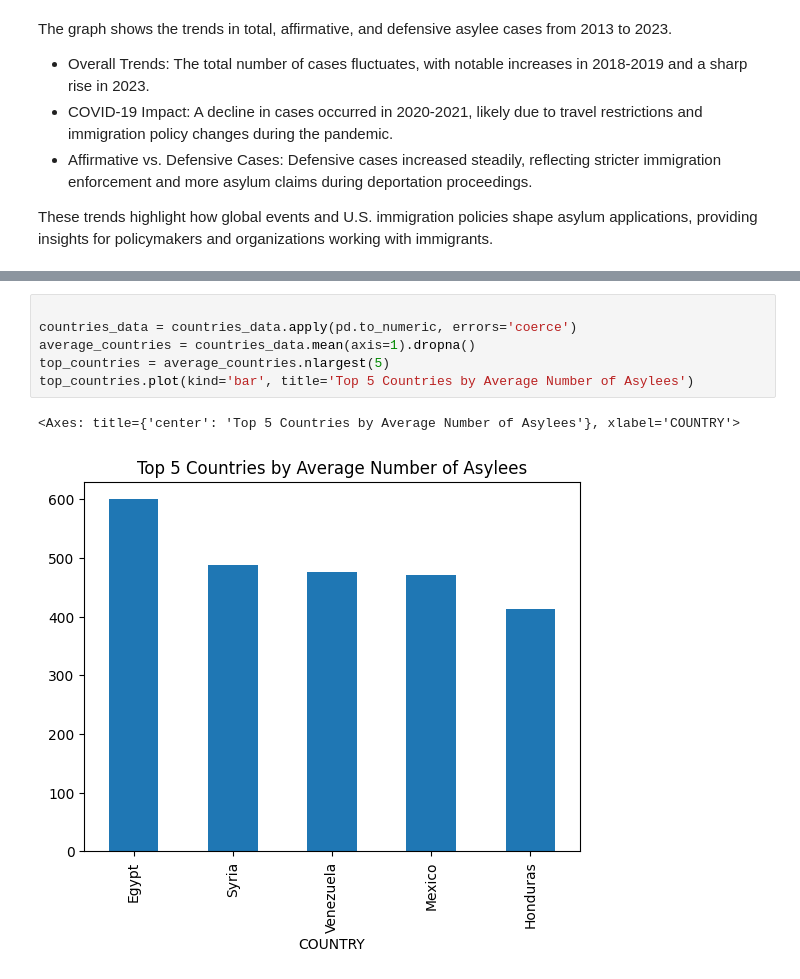
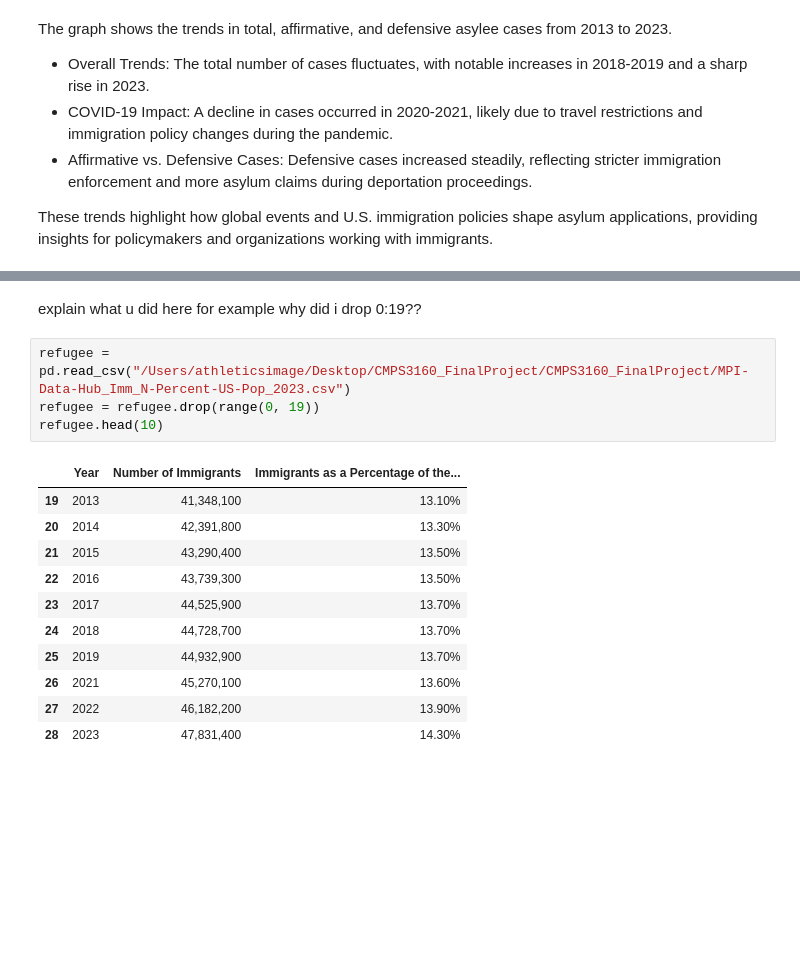
Before and after one commit to ecetanriverdi/ecetanriverdi.github.io, a Jupyter notebook: Milestone 2.ipynb, the cells around one changed output, grey strips where cells are left out. Cells and saved outputs as stored; diff of their text form; blank space fills up the shorter version.

```diff
--- a/Milestone 2.ipynb
+++ b/Milestone 2.ipynb
@@ -149,9 +49,18 @@ I focused on identifying the top 5 countries by the average number of asylees to
-# %%
-
-countries_data = countries_data.apply(pd.to_numeric, errors='coerce')
-average_countries = countries_data.mean(axis=1).dropna()
-top_countries = average_countries.nlargest(5)
-top_countries.plot(kind='bar', title='Top 5 Countries by Average Number of Asylees')
-# %% [output]
-<Axes: title={'center': 'Top 5 Countries by Average Number of Asylees'}, xlabel='COUNTRY'>
-[figure, removed]
+# %% [markdown]
+explain what u did here  for example why did i drop 0:19??
+# %%
+refugee = pd.read_csv("/Users/athleticsimage/Desktop/CMPS3160_FinalProject/CMPS3160_FinalProject/MPI-Data-Hub_Imm_N-Percent-US-Pop_2023.csv")
+refugee = refugee.drop(range(0, 19))
+refugee.head(10)
+# %% [output]
+|  | Year | Number of Immigrants | Immigrants as a Percentage of the... |
+| 19 | 2013 | 41,348,100 | 13.10% |
+| 20 | 2014 | 42,391,800 | 13.30% |
+| 21 | 2015 | 43,290,400 | 13.50% |
+| 22 | 2016 | 43,739,300 | 13.50% |
+| 23 | 2017 | 44,525,900 | 13.70% |
+| 24 | 2018 | 44,728,700 | 13.70% |
+| 25 | 2019 | 44,932,900 | 13.70% |
+| 26 | 2021 | 45,270,100 | 13.60% |
+| 27 | 2022 | 46,182,200 | 13.90% |
+| 28 | 2023 | 47,831,400 | 14.30% |
```
Also changed, not shown: parts of 28 cells of this notebook.
